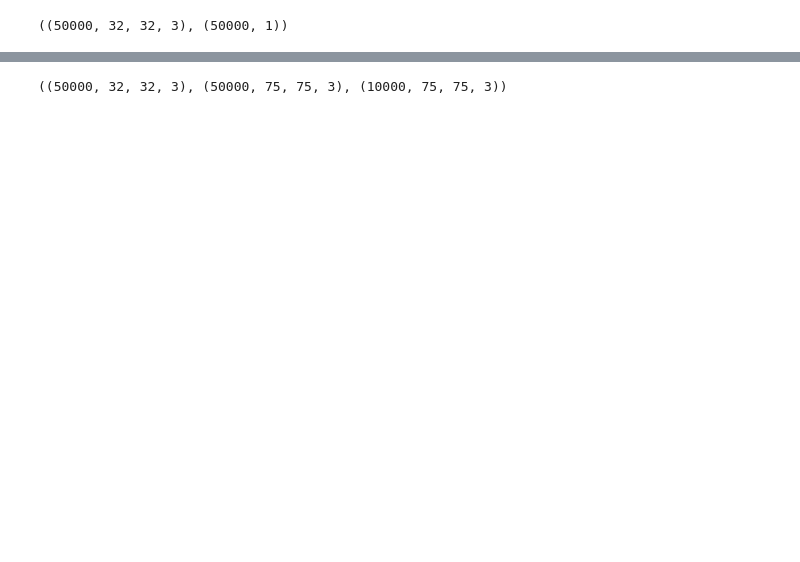
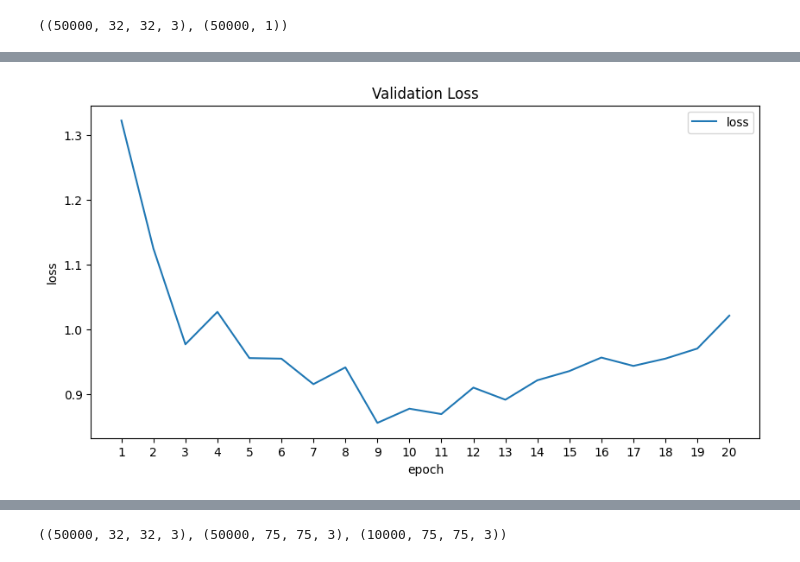
Before and after one commit to askanuradha/Pattern_Recognition_Project, a Jupyter notebook: assignment.ipynb, the cells around one changed output, grey strips where cells are left out. Drawn from its saved outputs; the diff is of its cells as text; code cells hidden in the pictures; blank space fills up the shorter version.

```diff
--- a/assignment.ipynb
+++ b/assignment.ipynb
@@ -266,0 +160,15 @@ plt.show()
+# %%
+# reading the csv file
+df = pd.read_csv('history_0001.csv')
+loss = df['val_loss']
+fig, ax = plt.subplots(figsize=(10, 5))
+x_values = np.arange(1, len(loss) + 1)
+ax.plot(x_values, loss, label='loss')
+ax.set_xticks(np.arange(1, 21))
+ax.set_xlabel('epoch')
+ax.set_ylabel('loss')
+ax.set_title('Validation Loss')
+ax.legend()
+plt.show()
+# %% [output]
+[figure, added]
```
Also changed, not shown: parts of 84 cells of this notebook.
